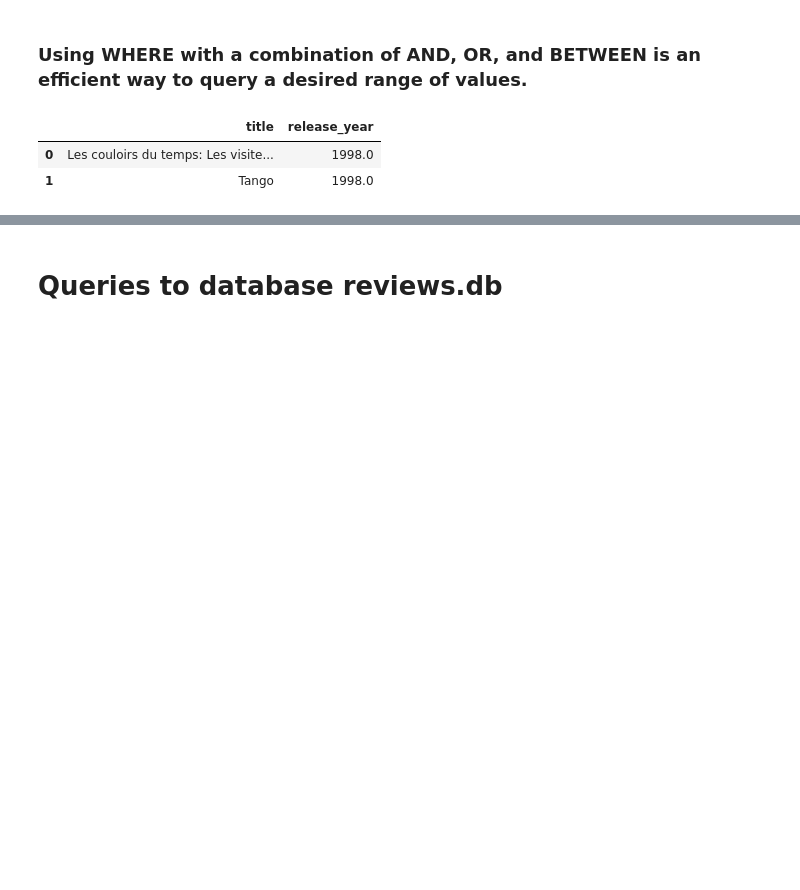
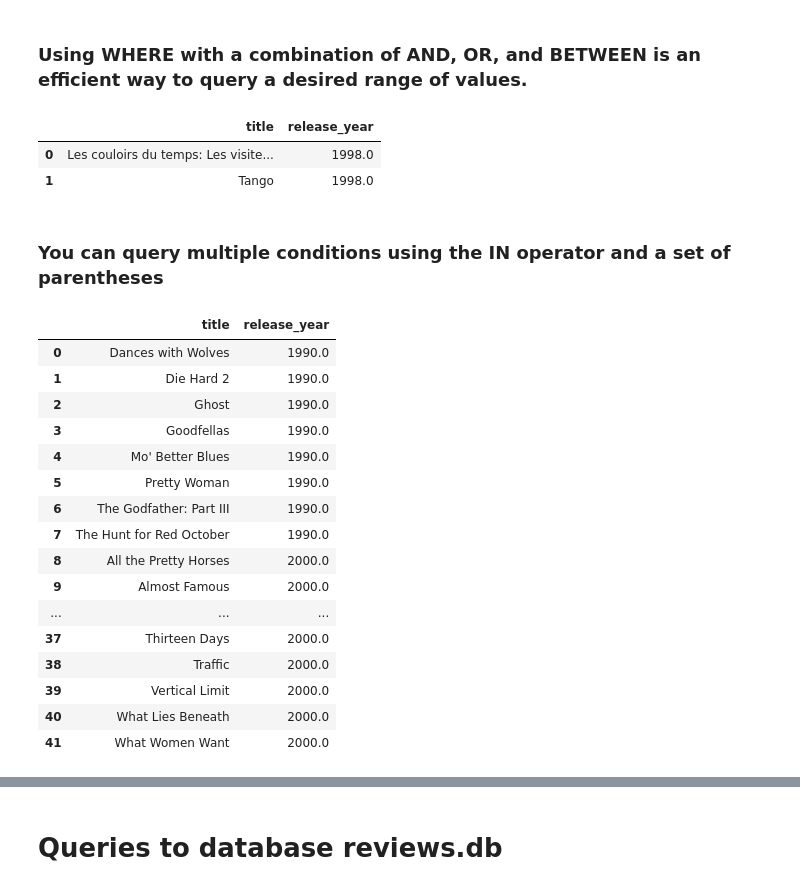
Before and after one commit to Cooleekova/data_engineering, a Jupyter notebook: SQL/SQL_basics.ipynb, the cells around one changed output, grey strips where cells are left out. Cells and saved outputs as stored; diff of their text form; code cells hidden in the pictures; blank space fills up the shorter version.

```diff
--- a/SQL/SQL_basics.ipynb
+++ b/SQL/SQL_basics.ipynb
@@ -202,3 +276,32 @@ pd.read_sql("""SELECT title, release_year
 |  | title | release_year |
 | 0 | Les couloirs du temps: Les visite... | 1998.0 |
 | 1 | Tango | 1998.0 |
+# %% [markdown]
+### You can query multiple conditions using the IN operator and a set of parentheses
+# %%
+# Find the title and release_year for all films over two hours in length released in 1990 and 2000
+
+
+pd.read_sql("""SELECT title, release_year
+               FROM films
+               WHERE release_year IN (1990, 2000)
+               AND duration > 120;""",
+            con)
+# %% [output]
+|  | title | release_year |
+| 0 | Dances with Wolves | 1990.0 |
+| 1 | Die Hard 2 | 1990.0 |
+| 2 | Ghost | 1990.0 |
+| 3 | Goodfellas | 1990.0 |
+| 4 | Mo' Better Blues | 1990.0 |
+| 5 | Pretty Woman | 1990.0 |
+| 6 | The Godfather: Part III | 1990.0 |
+| 7 | The Hunt for Red October | 1990.0 |
+| 8 | All the Pretty Horses | 2000.0 |
+| 9 | Almost Famous | 2000.0 |
+| ... | ... | ... |
+| 37 | Thirteen Days | 2000.0 |
+| 38 | Traffic | 2000.0 |
+| 39 | Vertical Limit | 2000.0 |
+| 40 | What Lies Beneath | 2000.0 |
+| 41 | What Women Want | 2000.0 |
```
Also changed, not shown: parts of 8 cells of this notebook.
